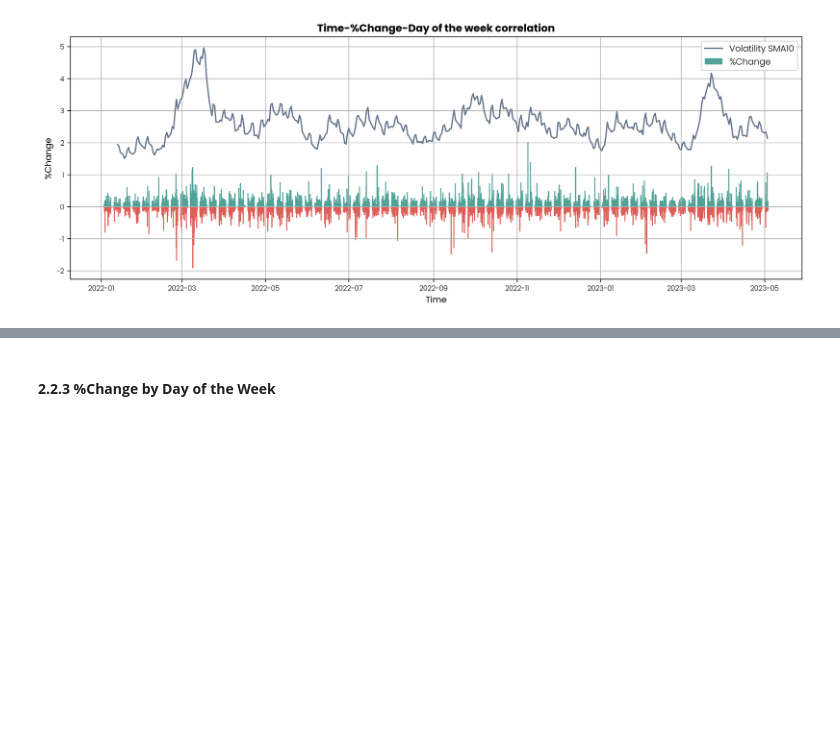
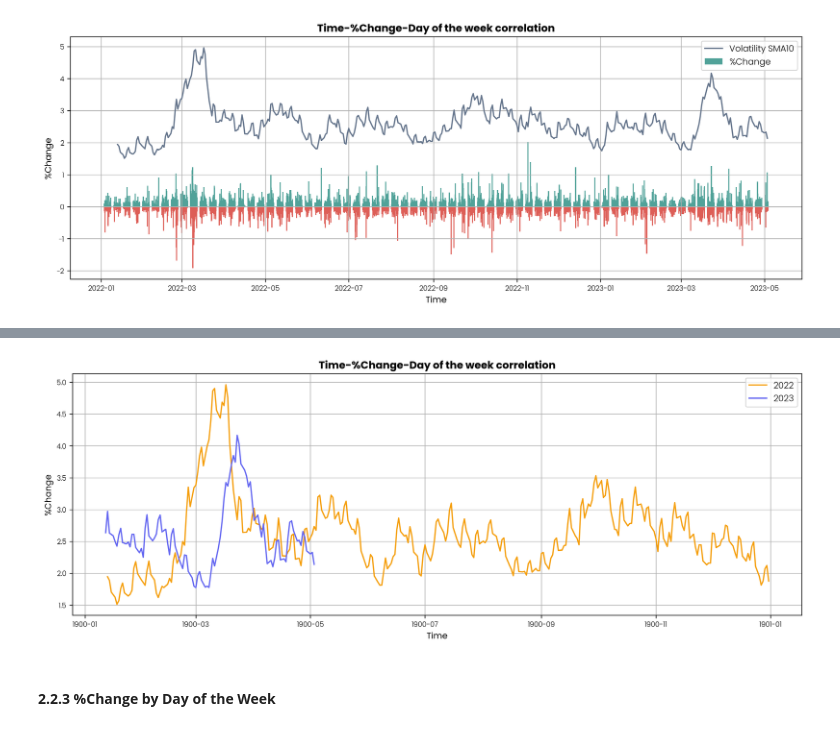
Before and after one commit to Pinkshepz/Enterprise, a Jupyter notebook: 03_Analytics/analytics.ipynb, the cells around one changed output, grey strips where cells are left out. Cells and saved outputs as stored; diff of their text form; code cells hidden in the pictures; blank space fills up the shorter version.

```diff
--- a/03_Analytics/analytics.ipynb
+++ b/03_Analytics/analytics.ipynb
@@ -274,2 +277,8 @@ ax.grid(True)
 # %% [output]
 [figure]
+# %%
+# create new DataFrame with timeframe of 1 day in format mm-dd and spearate year as new feature
+DF_XAUUSD_1D_MD = DF_XAUUSD_1D.loc[:, :]
+DF_XAUUSD_1D_MD['year'] = DF_XAUUSD_1D_MD['datetime'].dt.year
+DF_XAUUSD_1D_MD['datetime'] = pd.to_datetime(DF_XAUUSD_1D_MD['datetime'].dt.strftime("%m%d"), format=("%m%d"))
+DF_XAUUSD_1D_MD
@@ -276,3 +299,23 @@ ax.grid(True)
+# %%
+# plot bar chart for visualizing timeseries %Change
+fig, ax = plt.subplots(1, 1, figsize=(15, 5))
+
+# plot line of %volatility daily with moving average 10 in 2022 and 2023
+ax.plot(DF_XAUUSD_1D_MD[DF_XAUUSD_1D_MD['year']==2022]['datetime'], DF_XAUUSD_1D[DF_XAUUSD_1D_MD['year']==2022]['volatility'].rolling(10).mean(),
+        label='2022', c=TRI_PALETTE[1])
+ax.plot(DF_XAUUSD_1D_MD[DF_XAUUSD_1D_MD['year']==2023]['datetime'], DF_XAUUSD_1D[DF_XAUUSD_1D_MD['year']==2023]['volatility'].rolling(10).mean(),
+        label='2023', c=TRI_PALETTE[2])
+
+# format chart
+ax.legend(bbox_to_anchor=(1, 1), prop=C_FONT['fontproperties'], fontsize=C_FONT['size'])
+plt.xticks(**C_FONT)
+plt.yticks(**C_FONT)
+ax.set_title('Time-%Change-Day of the week correlation', **H_FONT)
+ax.set_xlabel('Time', **L_FONT)
+ax.set_ylabel('%Change', **L_FONT)
+ax.grid(True)
+# %% [output]
+[figure, added]
 # %% [markdown]
 #### **2.2.3 %Change by Day of the Week**
 # %%
```
Also changed, not shown: parts of 8 cells of this notebook, 6 other files.
